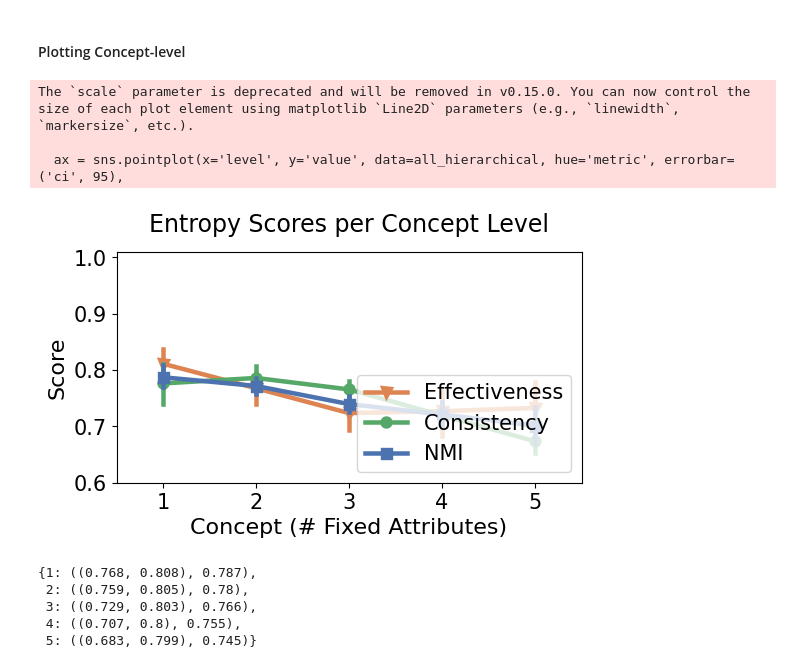
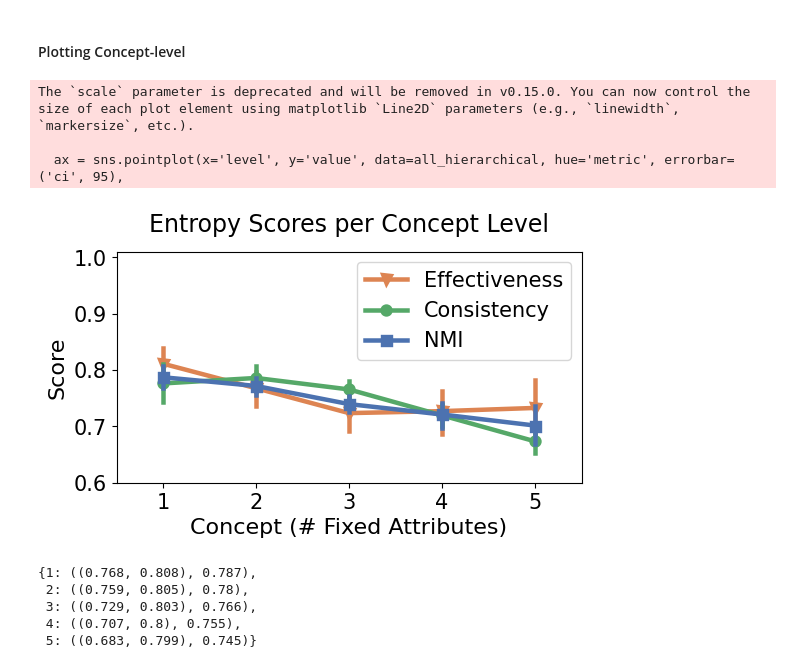
Before and after one commit to mariia55/emergent-abstractions_biased, a Jupyter notebook: analysis_floats.ipynb, the cells around one changed output. Cells and saved outputs as stored; diff of their text form; code cells hidden in the pictures.

Commit message:
update plot

```diff
--- a/analysis_floats.ipynb
+++ b/analysis_floats.ipynb
@@ -377,21 +360,21 @@ all_hierarchical['level'] = entropy_dict_hierarchical['level'] * 3
 # %%
 plt.figure(figsize=(6,3))
 ax = sns.pointplot(x='level', y='value', data=all_hierarchical, hue='metric', errorbar=('ci', 95),
                    markers=['v', 'o', 's'], palette=sns.color_palette([(0.8666666666666667, 0.5176470588235295, 0.3215686274509804), (0.3333333333333333, 0.6588235294117647, 0.40784313725490196), (0.2980392156862745, 0.4470588235294118, 0.6901960784313725)]), scale=1.2)
 plt.ylabel('Score', fontsize=16)
 plt.title('Entropy Scores per Concept Level', fontsize=17, y=1.05)
 plt.ylim([0.6,1.01])
 plt.xticks(ticks=[0,1,2,3,4], labels=[1,2,3,4,5])
 plt.yticks(ticks=[0.6,0.7, 0.8, 0.9, 1.0], fontsize=15)
 plt.xlabel('Concept (# Fixed Attributes)', fontsize=16)
 plt.xticks(fontsize=15)
-plt.legend(fontsize=15, loc='lower right')
+plt.legend(fontsize=15, loc='upper right')
 plt.show()
 # %% [output]
 The `scale` parameter is deprecated and will be removed in v0.15.0. You can now control the size of each plot element using matplotlib `Line2D` parameters (e.g., `linewidth`, `markersize`, etc.).
 
   ax = sns.pointplot(x='level', y='value', data=all_hierarchical, hue='metric', errorbar=('ci', 95),
-[figure, old version]
+[figure, new version]
 # %%
 # prepare data for bootstrapping
 data_for_bootstrapping = {}
```
Also changed, not shown: parts of 1 cell of this notebook.
